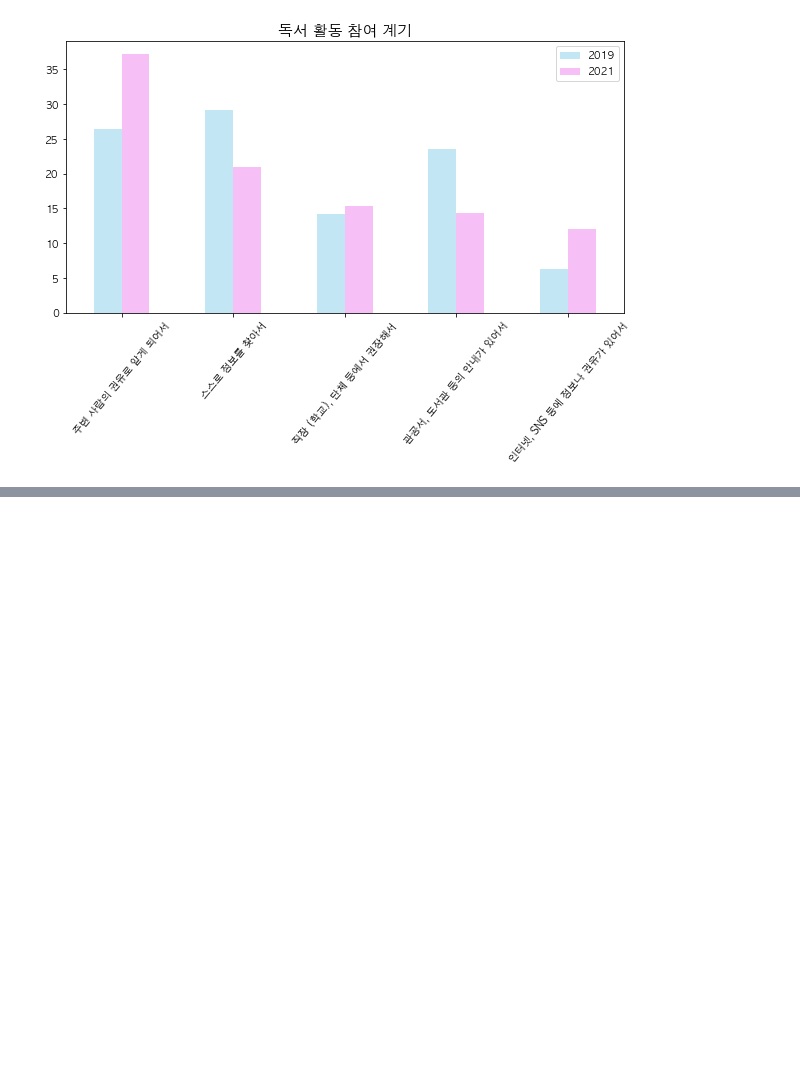
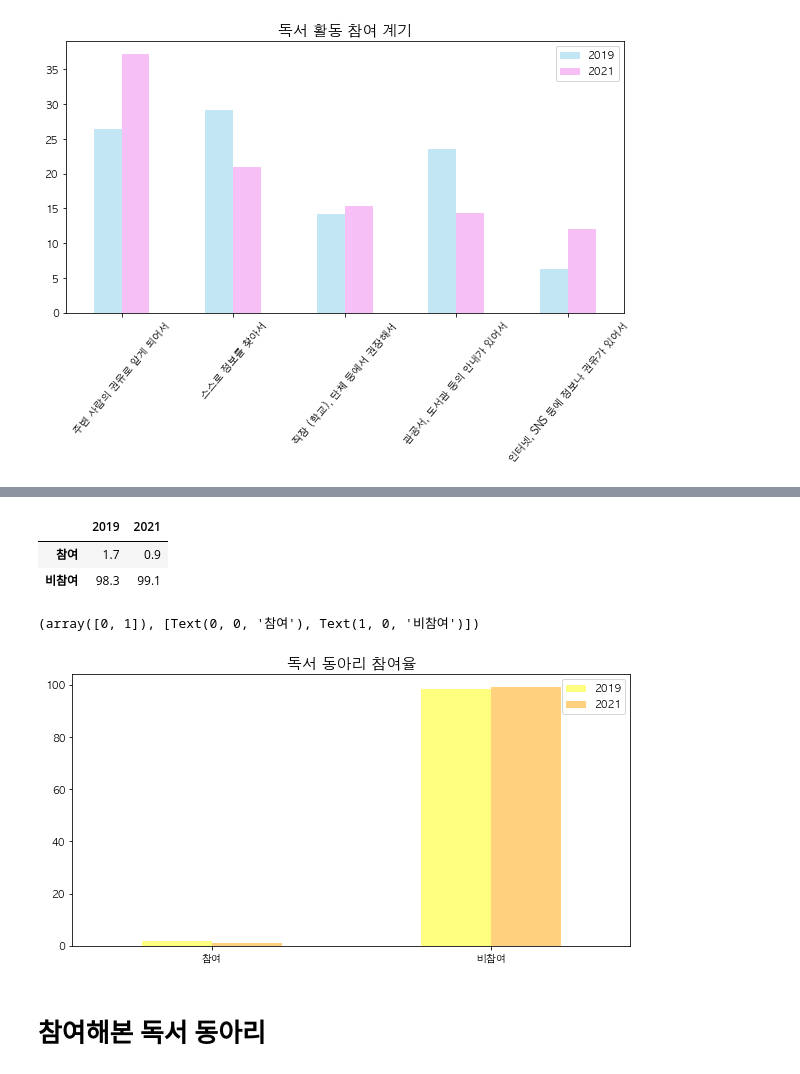
Before and after one commit to kyunakim/everybodys_lib, a Jupyter notebook: KOSIS.ipynb, the cells around one changed output, grey strips where cells are left out. Cells and saved outputs as stored; diff of their text form; code cells hidden in the pictures; blank space fills up the shorter version.

```diff
--- a/KOSIS.ipynb
+++ b/KOSIS.ipynb
@@ -425,0 +545,20 @@ plt.xticks(rotation=50)
+# %%
+total9=pd.DataFrame({'2019':['1.7','98.3'],
+                      '2021':['0.9','99.1']},
+                    index=['참여','비참여'])
+total9
+# %% [output]
+|  | 2019 | 2021 |
+| 참여 | 1.7 | 0.9 |
+| 비참여 | 98.3 | 99.1 |
+# %%
+total9 = total9.apply(pd.to_numeric)
+# %%
+total9.plot(kind='bar', color=['yellow','orange'], figsize=(10,5), alpha=0.5)
+plt.title("독서 동아리 참여율",fontsize=15)
+plt.xticks(rotation=0)
+# %% [output]
+(array([0, 1]), [Text(0, 0, '참여'), Text(1, 0, '비참여')])
+[figure, added]
+# %% [markdown]
+# 참여해본 독서 동아리
```
Also changed, not shown: parts of 27 cells of this notebook, 13 other files.
